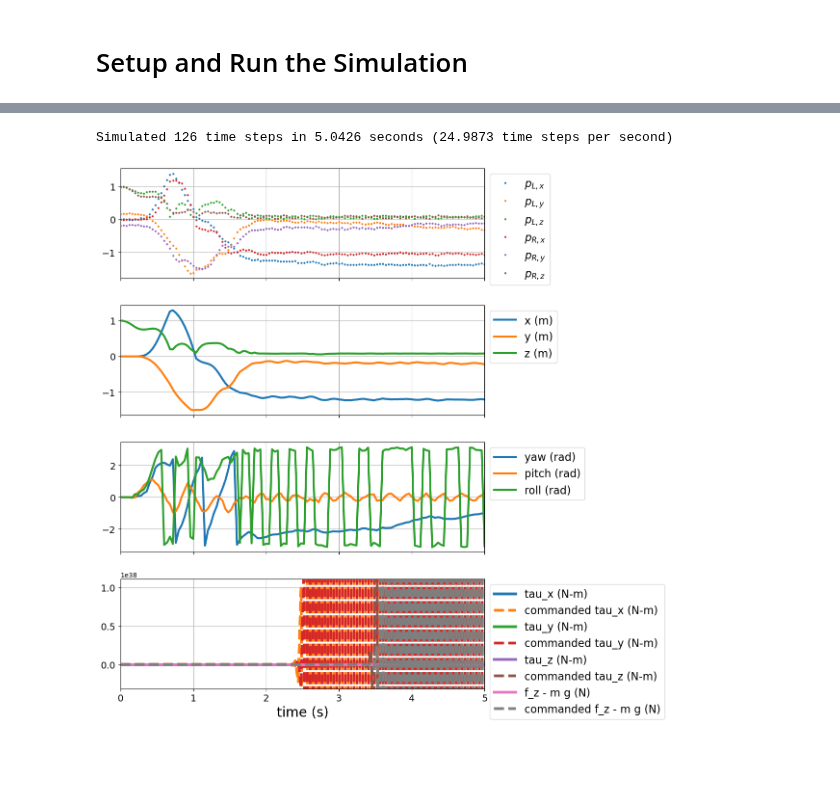
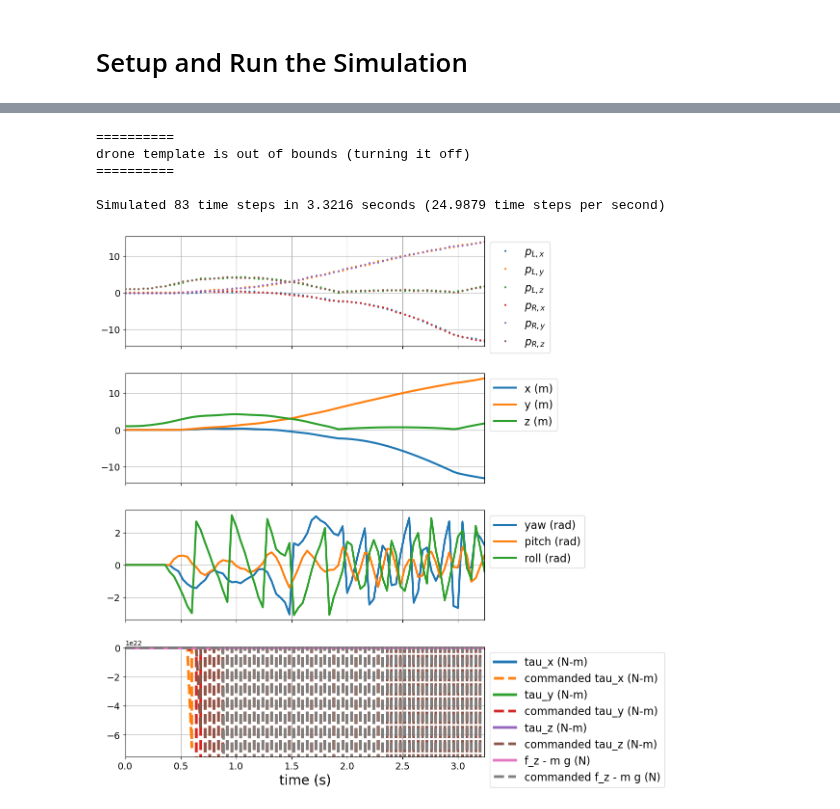
Before and after one commit to TheBestBot/ae353-sp25, a Jupyter notebook: projects/04_drone/runSim.ipynb, the cells around one changed output, grey strips where cells are left out. Drawn from its saved outputs; the diff is of its cells as text; code cells hidden in the pictures; blank space fills up the shorter version.

```diff
--- a/projects/04_drone/runSim.ipynb
+++ b/projects/04_drone/runSim.ipynb
@@ -148,8 +148,8 @@ def lqr(A, B, Q, R):
     K = la.inv(R) @ B.T @ P
     return K
 # %%
-Q = np.diag((1,1,1,1,1,1,.1,.1,.1,.1,.1,.1)) * 1
-R = np.diag((1,1,1,2)) * 1
+Q = np.diag((1,1,100000,1,1,1,1,1,1,1,1,1)) * 100
+R = np.diag((1,1,1,1)) * 1
 
 W = B
 for i in range(1, A.shape[0]):
@@ -198,7 +198,7 @@ $\displaystyle \left[\begin{array}{cccccccccccc}1.0 & 0.0 & 0.0 & -0.175 & 0.0 &
 # %%
 
 # Define weight matrices for LQR
-Q0 = np.eye(C.shape[0]) * 1
+Q0 = np.eye(C.shape[0]) * 10000
 R0 = np.eye(A.shape[0]) * 1
 
 O = C
@@ -370,7 +369,11 @@ simulator.run(
     print_debug=True,  # <-- if False, then nothing will be printed (good for data collection)
 )
 # %% [output]
-Simulated 126 time steps in 5.0426 seconds (24.9873 time steps per second)
+==========
+drone template is out of bounds (turning it off)
+==========
+
+Simulated 83 time steps in 3.3216 seconds (24.9879 time steps per second)
 # %%
 data = simulator.get_data('template')
 # Create a figure with subplots that all share the same x-axis
@@ -392,7 +395,7 @@ ax_pos.plot(data['t'], data['p_x'], label='x (m)', linewidth=3, color='C0')
 ax_pos.plot(data['t'], data['p_y'], label='y (m)', linewidth=3, color='C1')
 ax_pos.plot(data['t'], data['p_z'], label='z (m)', linewidth=3, color='C2')
 ax_pos.grid()
-ax_pos.legend(fontsize=16, bbox_tos_anchor=(1., 1.))
+ax_pos.legend(fontsize=16, bbox_to_anchor=(1., 1.))
 ax_pos.tick_params(labelsize=14)
 
 # Orientation
@@ -409,7 +412,7 @@ import numpy as np
 t = np.array(data['t'])
 
 # Compute 80% index directly
-cutoff_idx = int(0.5 * len(t))
+cutoff_idx = int(0.2 * len(t))
 
 # Slice relevant data
 tau_x      = np.array(data['tau_x'][:cutoff_idx])
@@ -430,31 +433,31 @@ all_vals = np.concatenate([
 ])
 
 # Get min and max with 10% buffer
 ymin = 1.1 * np.min(all_vals)
 ymax = 1.1 * np.max(all_vals)
 
 # Actuator commands
 ax_act.plot(data['t'], data['tau_x'], label='tau_x (N-m)', linewidth=4)
 ax_act.plot(data['t'], data['tau_x_cmd'], '--', label='commanded tau_x (N-m)', linewidth=4)
 ax_act.plot(data['t'], data['tau_y'], label='tau_y (N-m)', linewidth=4)
 ax_act.plot(data['t'], data['tau_y_cmd'], '--', label='commanded tau_y (N-m)', linewidth=4)
 ax_act.plot(data['t'], data['tau_z'], label='tau_z (N-m)', linewidth=4)
 ax_act.plot(data['t'], data['tau_z_cmd'], '--', label='commanded tau_z (N-m)', linewidth=4)
 ax_act.plot(data['t'], np.array(data['f_z']) - (0.5 * 9.81), label='f_z - m g (N)', linewidth=4)
 ax_act.plot(data['t'], np.array(data['f_z_cmd']) - (0.5 * 9.81), '--', label='commanded f_z - m g (N)', linewidth=4)
 ax_act.set_ylim(ymin, ymax)  # Set both y-limits
 ax_act.grid()
 ax_act.legend(fontsize=16, bbox_to_anchor=(1., 1.))
 ax_act.tick_params(labelsize=14)
 
 
 
 # Set shared x-axis properties
 ax_act.set_xlabel('time (s)', fontsize=20)
 ax_act.set_xlim([data['t'][0], data['t'][-1]])
 
 # Make the arrangement of subplots look nice
 fig.tight_layout()
 plt.show()
 # %% [output]
-[figure, old version]
+[figure, new version]
```
Also changed, not shown: parts of 4 cells of this notebook, 2 other files.
